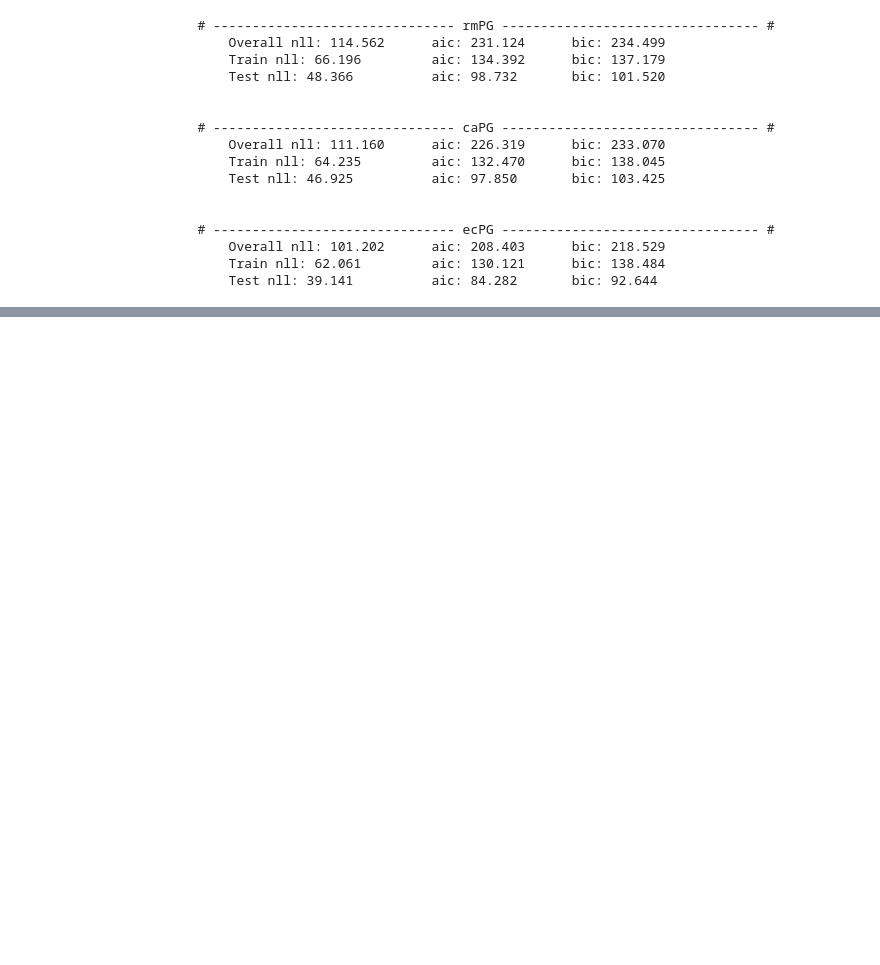
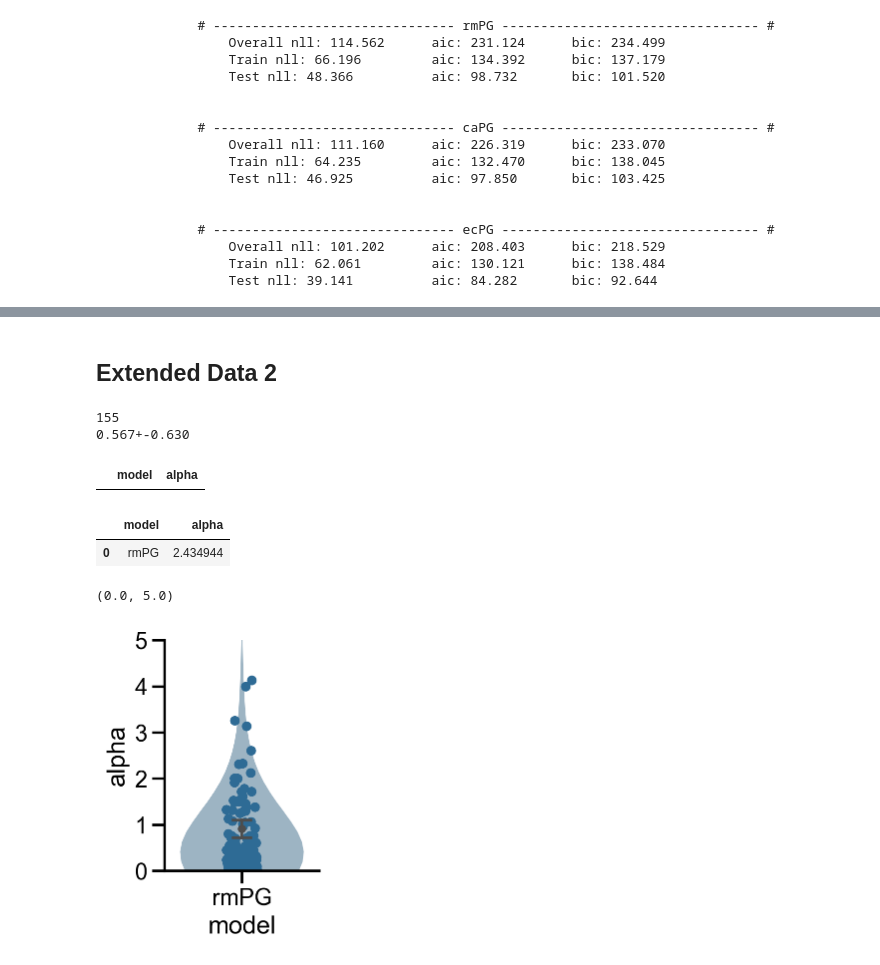
Before and after one commit to fangzefunny/ecpg, a Jupyter notebook: visualization/Table1.ipynb, the cells around one changed output, grey strips where cells are left out. Cells and saved outputs as stored; diff of their text form; code cells hidden in the pictures; blank space fills up the shorter version.

Commit message:
add table

```diff
--- a/visualization/Table1.ipynb
+++ b/visualization/Table1.ipynb
@@ -104,0 +66,2 @@ table1.to_csv('../figures/exp1/Table1.csv')
+# %% [markdown]
+## Extended Data 2
@@ -104,0 +72,35 @@ table1.to_csv('../figures/exp1/Table1.csv')
+# %%
+df = get_fit_param('exp1', 'rmPG', method='map')
+df['model'] = 'rmPG'
+p_names = df.columns[:-2]
+# %%
+p = 'alpha'
+ub = df[p].quantile(.975)
+lb = df[p].quantile(.025)
+valid_df = df.query(f'{p}>={lb} & {p}<={ub}')
+print(valid_df.shape[0])
+mu  = valid_df.groupby(by='model')[p].mean().reset_index().loc[0, p]
+sd = valid_df.groupby(by='model')[p].std().reset_index().loc[0, p]
+s  = f'{mu:.3f}+-{sd:.3f}'
+print(s)
+# %% [output]
+155
+0.567+-0.630
+# %%
+mu
+# %% [output]
+|  | model | alpha |
+# %%
+df.groupby(by='model')['alpha'].mean().reset_index()
+df.groupby(by='model')['alpha'].mean().reset_index()
+# %% [output]
+|  | model | alpha |
+| 0 | rmPG | 2.434944 |
+# %%
+fig, ax = plt.subplots(1, 1, figsize=(2, 3))
+viz.violin(ax, y='alpha', x='model', order=['rmPG'],
+            data=df, palette=[viz.Blue])
+ax.set_ylim([0, 5])
+# %% [output]
+(0.0, 5.0)
+[figure, added]
```
Also changed, not shown: parts of 7 cells of this notebook, 2 other files.
